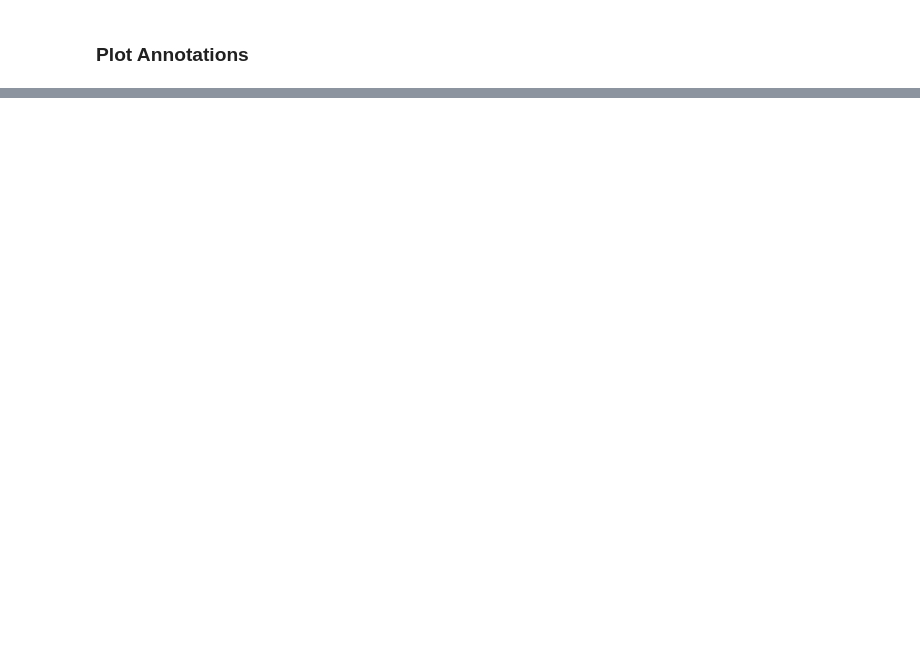
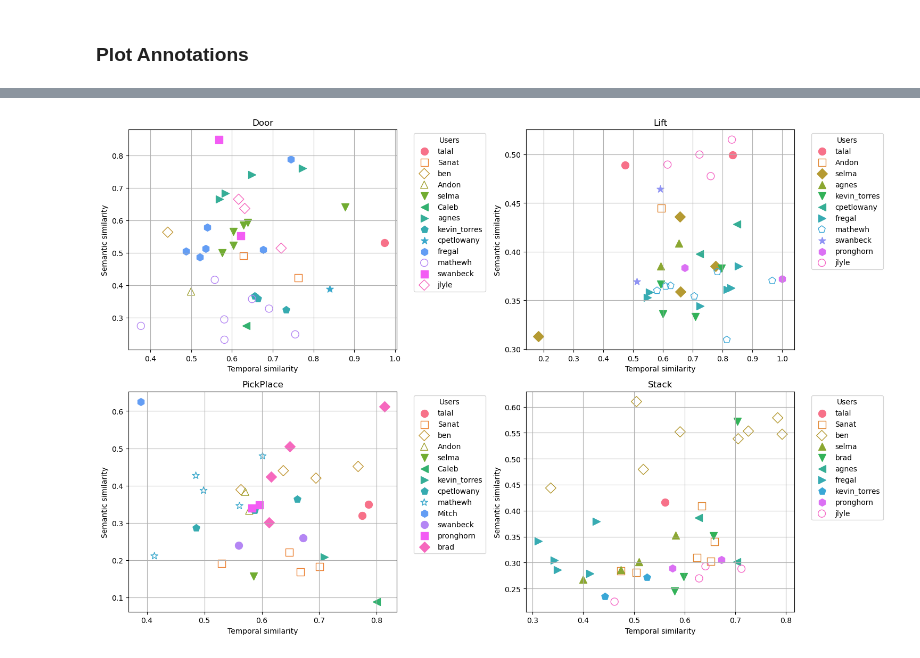
Before and after one commit to jsalfity/task_decomposition, a Jupyter notebook: task_decomposition/analysis/human_annotation_comparisons.ipynb, the cells around one changed output, grey strips where cells are left out. Drawn from its saved outputs; the diff is of its cells as text; code cells hidden in the pictures; blank space fills up the shorter version.

```diff
--- a/task_decomposition/analysis/human_annotation_comparisons.ipynb
+++ b/task_decomposition/analysis/human_annotation_comparisons.ipynb
@@ -153,0 +216,11 @@ plt.legend()
+# %%
+fig, axs = plt.subplots(2, 2, figsize=(15, 10))
+axs = axs.flatten()
+
+for i, env_name in enumerate(ENVIRONMENT_NAMES):
+    plot_environment_data(env_name=env_name, data=human_and_gpt, ax=axs[i])
+
+plt.tight_layout()
+plt.show()
+# %% [output]
+[figure, added]
```
Also changed, not shown: parts of 6 cells of this notebook, 1 other file.
